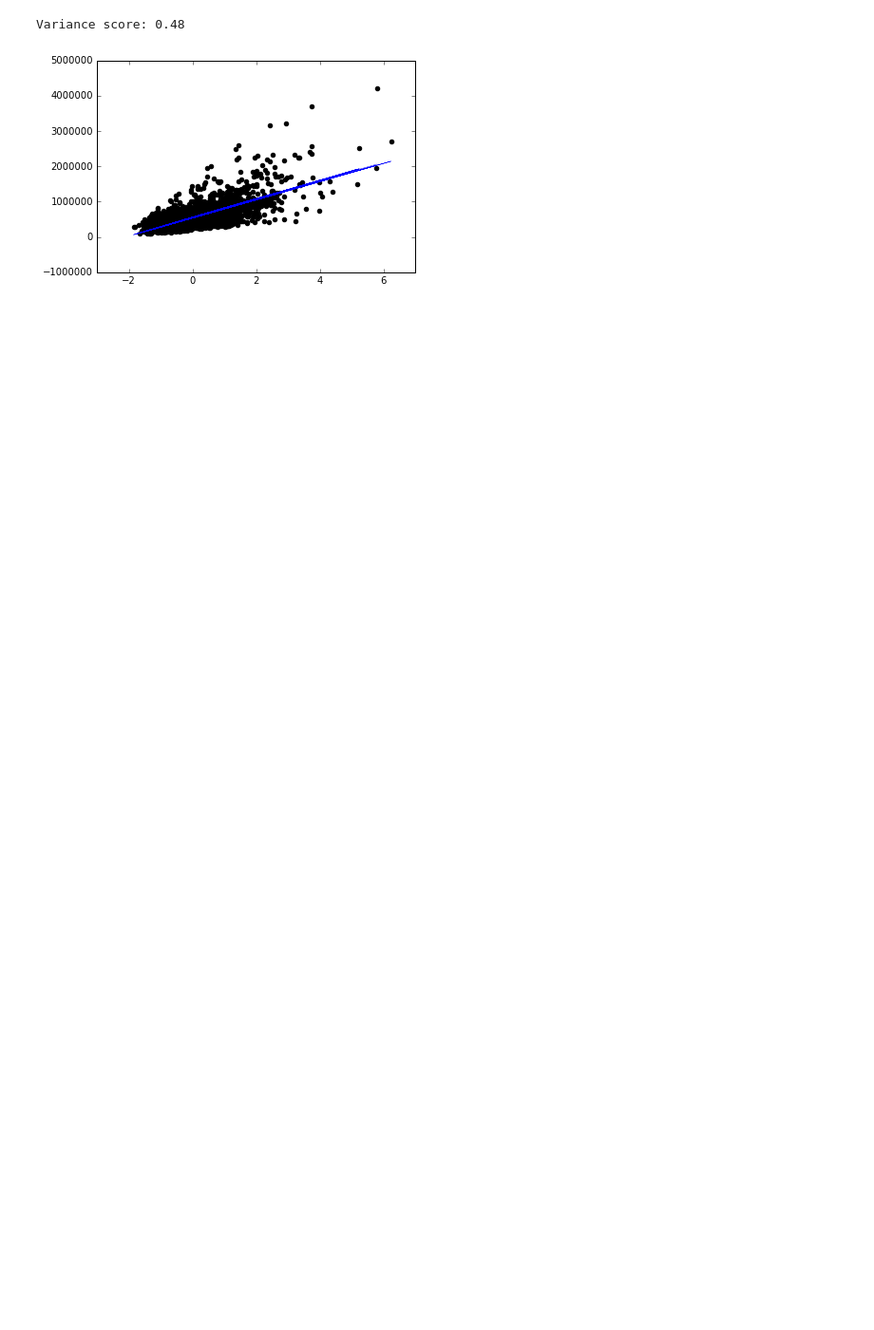
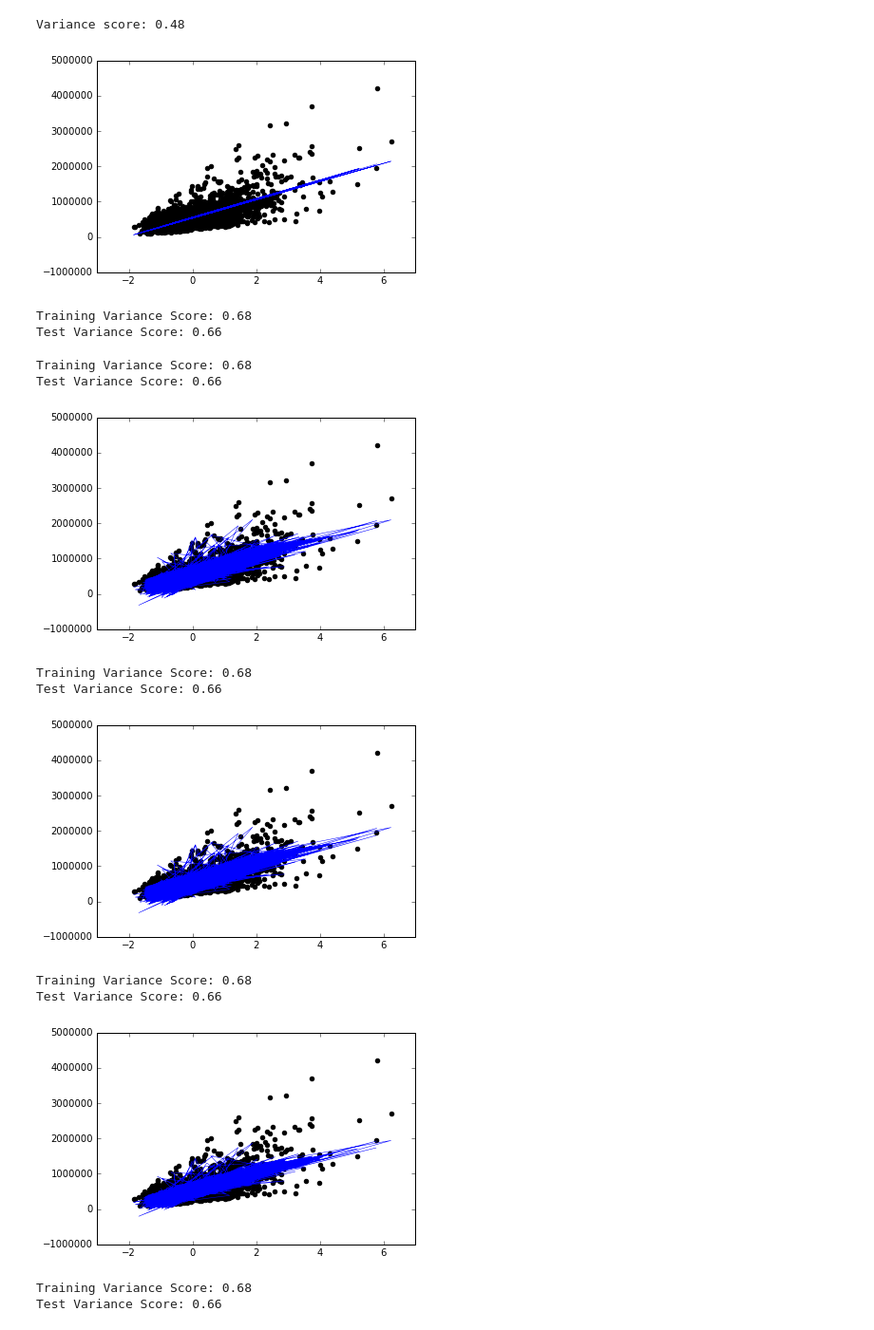
Before and after one commit to chaseWilliams/house_prices, a Jupyter notebook: visualize.ipynb, the cells around one changed output. Shown at 95% size. Drawn from its saved outputs; the diff is of its cells as text; code cells hidden in the pictures; blank space fills up the shorter version.

```diff
--- a/visualize.ipynb
+++ b/visualize.ipynb
@@ -234,3 +248,33 @@ test_model_pruned(ols)
 # %% [output]
 Variance score: 0.48
 [figure]
+# %%
+# looking back at the scores, we can see that ols only overfitted a bit
+ols.fit(X_train, y_train)
+print('Training Variance Score: %.2f' % ols.score(X_train, y_train))
+print('Test Variance Score: %.2f' % ols.score(X_test, y_test))
+# %% [output]
+Training Variance Score: 0.68
+Test Variance Score: 0.66
+# %%
+# since there's only a little bit of overfitting, so we should be safe.
+# let's increase the general variance score by optimizing the hyperparameters
+# because the LinearRegression doesn't have any hyperparameters, we'll use the
+# Ridge Regression class, which has a penalty parameter
+
+test_model(linear_model.Ridge(alpha=0.5))
+test_model(linear_model.Ridge(alpha=0.05))
+test_model(linear_model.Ridge(alpha=5000))
+test_model(linear_model.Ridge(alpha=0.5, max_iter=3000))
+# %% [output]
+Training Variance Score: 0.68
+Test Variance Score: 0.66
+[figure, added]
+Training Variance Score: 0.68
+Test Variance Score: 0.66
+[figure, added]
+Training Variance Score: 0.68
+Test Variance Score: 0.66
+[figure, added]
+Training Variance Score: 0.68
+Test Variance Score: 0.66
```
Also changed, not shown: parts of 7 cells of this notebook, 1 other file.
